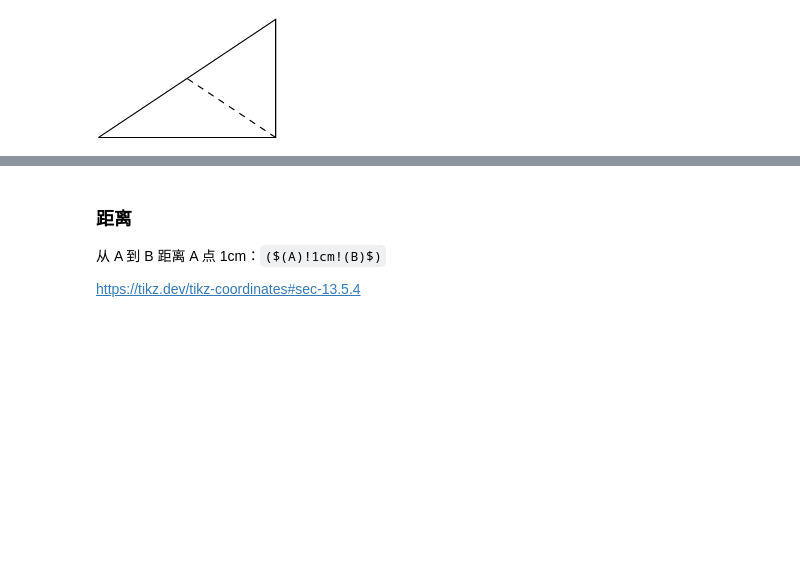
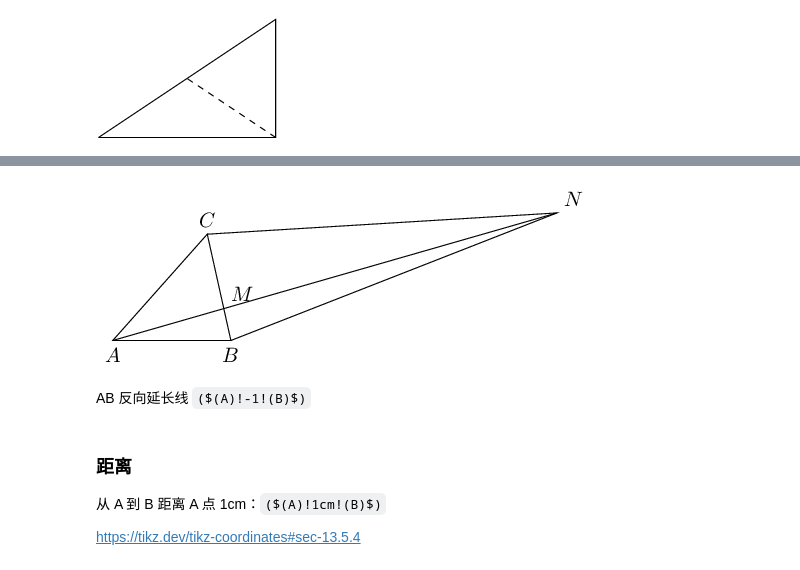
Before and after one commit to chenshuo/typeset, a Jupyter notebook: tikz-notes.ipynb, the cells around one changed output, grey strips where cells are left out. Drawn from its saved outputs; the diff is of its cells as text; code cells hidden in the pictures; blank space fills up the shorter version.

```diff
--- a/tikz-notes.ipynb
+++ b/tikz-notes.ipynb
@@ -87,3 +96,14 @@ AB 反向延长线 `($(A)!-1!(B)$)`
+# %%
+%%tikz -l calc
+
+\draw (0, 0) coordinate(A) node [below] {$A$} -- (2, 0) coordinate (B) node [below] {$B$} -- (1.6, 1.8) coordinate (C) node [above] {$C$} -- cycle;
+\draw ($(B)!0.3!(C)$) coordinate (M) node [above right] {$M$};
+\draw (A) -- ($(A)!4!(M)$) coordinate (N) node [above right] {$N$};
+\draw (C) -- (N) -- (B);
+# %% [output]
+[figure, added]
+# %% [markdown]
+AB 反向延长线 `($(A)!-1!(B)$)`
 # %% [markdown]
 ### 距离
 
```
Also changed, not shown: parts of 3 cells of this notebook.
